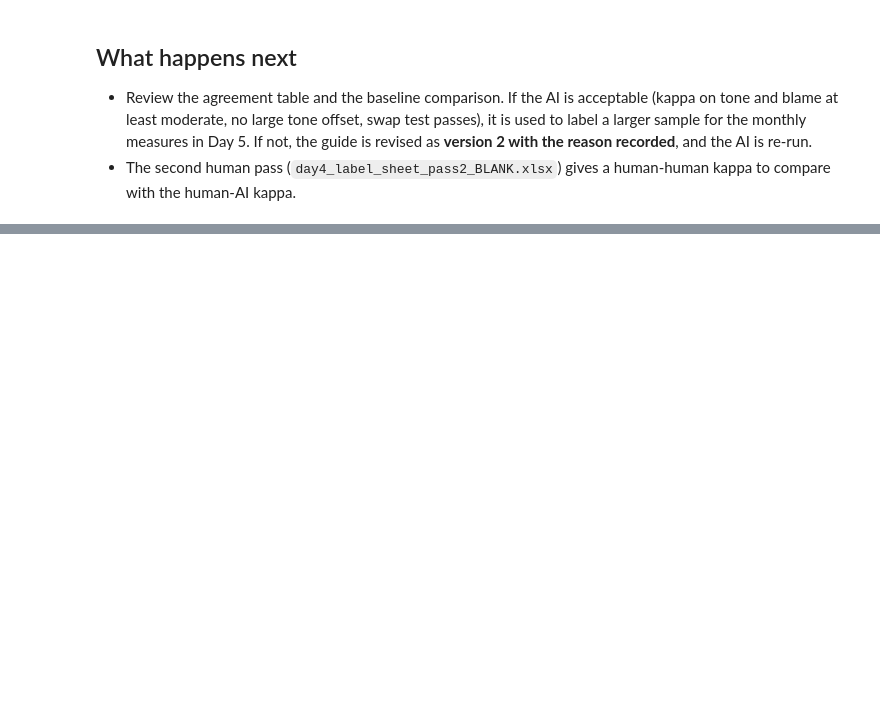
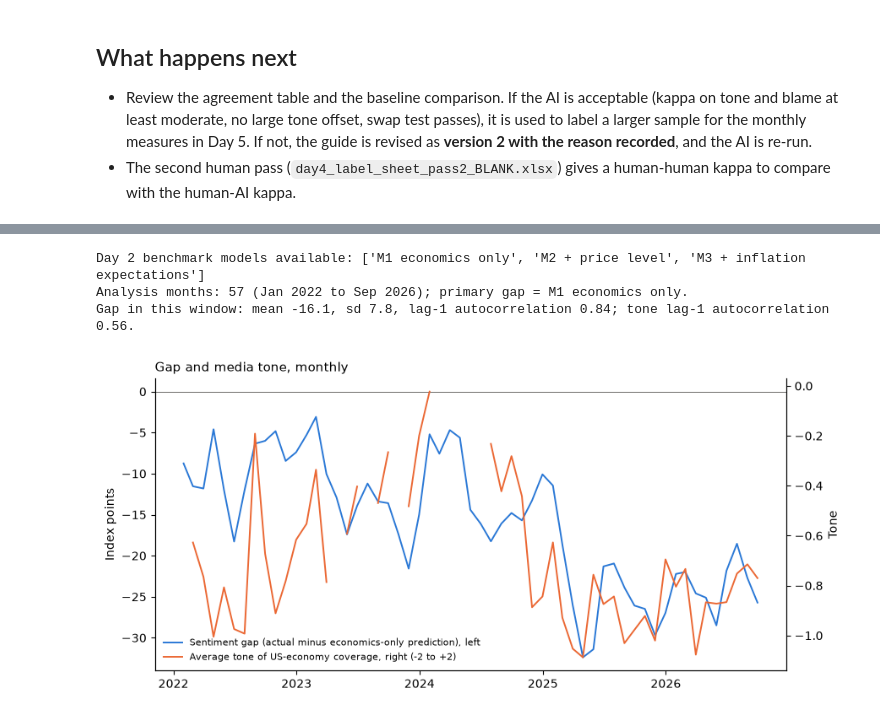
Before and after one commit to aayush226/FRE-GY-7871A-Final-Project, a Jupyter notebook: final_project.ipynb, the cells around one changed output, grey strips where cells are left out. Saved outputs shown, nothing was run; the diff lists cells and outputs as text; code cells hidden in the pictures; blank space fills up the shorter version.

```diff
--- a/final_project.ipynb
+++ b/final_project.ipynb
@@ -1632,6 +2067,8 @@ SWAP_EXT = DATA_PROC / "day4_swap_labels_v2_EXTERNAL.csv"
 if SWAP_EXT.exists():
     lab = pd.read_csv(SWAP_EXT, dtype=str).fillna("")
     assert len(lab) == len(swap_sheet) and set(lab.label_id) == set(swap_sheet.label_id), "swap label file does not match the v2 swap sheet"
+    assert len(ai_sample) > 0, ("The swap test compares with the AI labels of the 300 sample items, but none are loaded. Put "
+                                "day4_ai_labels_EXTERNAL_sample.csv in data/processed/ (exact name), then re-run from section 4.4.")
     res = swap_report(lab); display(res); res.to_csv(DATA_PROC / "day4_swap_test.csv")
     print("A name effect exists only if the swapped row is clearly worse than the unchanged row on tone and on blame-as-expected.")
 elif RUN_SWAP_TESTS and len(ai_sample) and OPENAI_KEY and len(named) > 0:
@@ -1728,0 +2332,48 @@ else:
+# %%
+if HAVE_MEDIA:
+    oos = pd.read_csv(DATA_PROC / "day2_oos_predictions.csv", parse_dates=["date"])
+    oos["date"] = me(oos.date)
+    SENT = oos[oos.target == "sentiment"]
+    MODELS = sorted(SENT.model.unique())
+    print("Day 2 benchmark models available:", MODELS)
+    base = SENT[SENT.model == MODELS[0]][["date", "actual"]].set_index("date")
+    D = base.copy()
+    for m in MODELS:
+        s = SENT[SENT.model == m].set_index("date")
+        D[f"pred::{m}"] = s.pred; D[f"gap::{m}"] = s.gap
+    pan = pd.read_csv(DATA_PROC / "panel_pointintime_monthly.csv", parse_dates=["sentiment_period"])
+    pan["sentiment_period"] = me(pan.sentiment_period)
+    pan = pan.set_index("sentiment_period")
+    D["infl_exp_1y"] = pan["infl_exp_1y"] if "infl_exp_1y" in pan.columns else np.nan
+    D["rep_president"] = (D.index >= REP_PRESIDENT_FROM).astype(float)
+    D = D.join(media, how="inner")
+    D = D[(D.index >= SAMPLE_START) & (D.index <= SAMPLE_END)]
+    G1 = f"gap::{MODELS[0]}"
+    print(f"Analysis months: {len(D)} ({D.index.min():%b %Y} to {D.index.max():%b %Y}); primary gap = {MODELS[0]}.")
+    print(f"Gap in this window: mean {D[G1].mean():.1f}, sd {D[G1].std():.1f}, lag-1 autocorrelation {D[G1].autocorr(1):.2f}; tone lag-1 autocorrelation {D.tone.autocorr(1):.2f}.")
+    D.to_csv(DATA_PROC / "day5_analysis_table.csv", encoding="utf-8")
+    ENOUGH = int(D[[G1, "tone"]].dropna().shape[0]) >= 30
+    if not ENOUGH: print("WARNING: fewer than 30 months have both a gap and a tone measure. The remaining Day 5 sections are skipped. Check the labels and MIN_N_PLATFORM.")
+else:
+    ENOUGH = False
+# %% [output]
+Day 2 benchmark models available: ['M1 economics only', 'M2 + price level', 'M3 + inflation expectations']
+Analysis months: 57 (Jan 2022 to Sep 2026); primary gap = M1 economics only.
+Gap in this window: mean -16.1, sd 7.8, lag-1 autocorrelation 0.84; tone lag-1 autocorrelation 0.56.
+# %%
+if ENOUGH:
+    fig, ax = plt.subplots(figsize=(9, 4.2))
+    ax.plot(D.index, D[G1], color=BLUE, lw=1.4, label="Sentiment gap (actual minus economics-only prediction), left")
+    ax.axhline(0, color=GREY, lw=0.6)
+    ax.set_ylabel("Index points")
+    ax2 = ax.twinx()
+    ax2.plot(D.index, D.tone, color=ORANGE, lw=1.4, label="Average tone of US-economy coverage, right (-2 to +2)")
+    ax2.set_ylabel("Tone")
+    for a in (ax, ax2):
+        a.spines["top"].set_visible(False)
+    h1, l1 = ax.get_legend_handles_labels(); h2, l2 = ax2.get_legend_handles_labels()
+    ax.legend(h1 + h2, l1 + l2, frameon=False, fontsize=8, loc="lower left")
+    ax.set_title("Gap and media tone, monthly", loc="left", fontsize=11)
+    fig.tight_layout(); fig.savefig(DATA_PROC / "day5_gap_vs_tone.png", dpi=150); plt.show()
+# %% [output]
+[figure, added]
```
Also changed, not shown: parts of 63 cells of this notebook, 19 other files.
